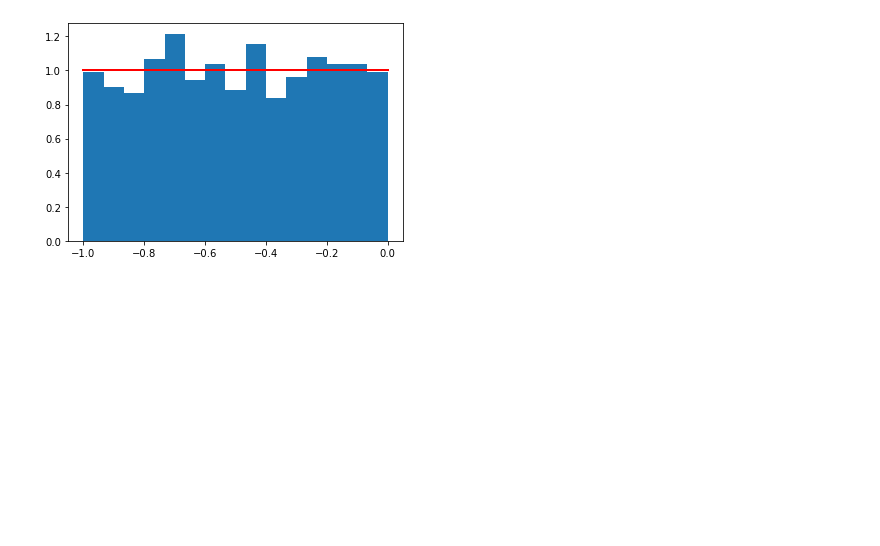
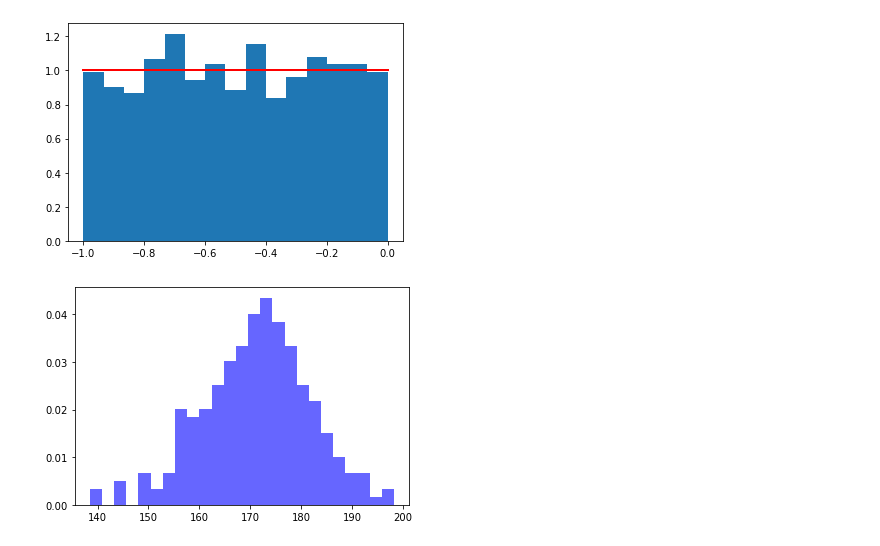
Before and after one commit to AndrewShanahan/fundata-assessment, a Jupyter notebook: Practicles/Topic 2 Randomness.ipynb, the cells around one changed output. Drawn from its saved outputs; the diff is of its cells as text; code cells hidden in the pictures; blank space fills up the shorter version.

```diff
--- a/Practicles/Topic 2 Randomness.ipynb
+++ b/Practicles/Topic 2 Randomness.ipynb
@@ -146,3 +146,19 @@ plt.show()
 [figure]
 # %%
 # Normal (Gaussian) distribution
+
+# Step 1: import necessary libraries
+import numpy as np
+import matplotlib.pyplot as plt
+
+# Step 2:
+# Generating some random data
+# for an example
+data = np.random.normal(170, 10, 250)
+
+# Plotting the histogram.
+plt.hist(data, bins=25, density=True, alpha=0.6, color='b')
+
+plt.show()
+# %% [output]
+[figure, added]
```
Also changed, not shown: parts of 2 cells of this notebook, 1 other file.
